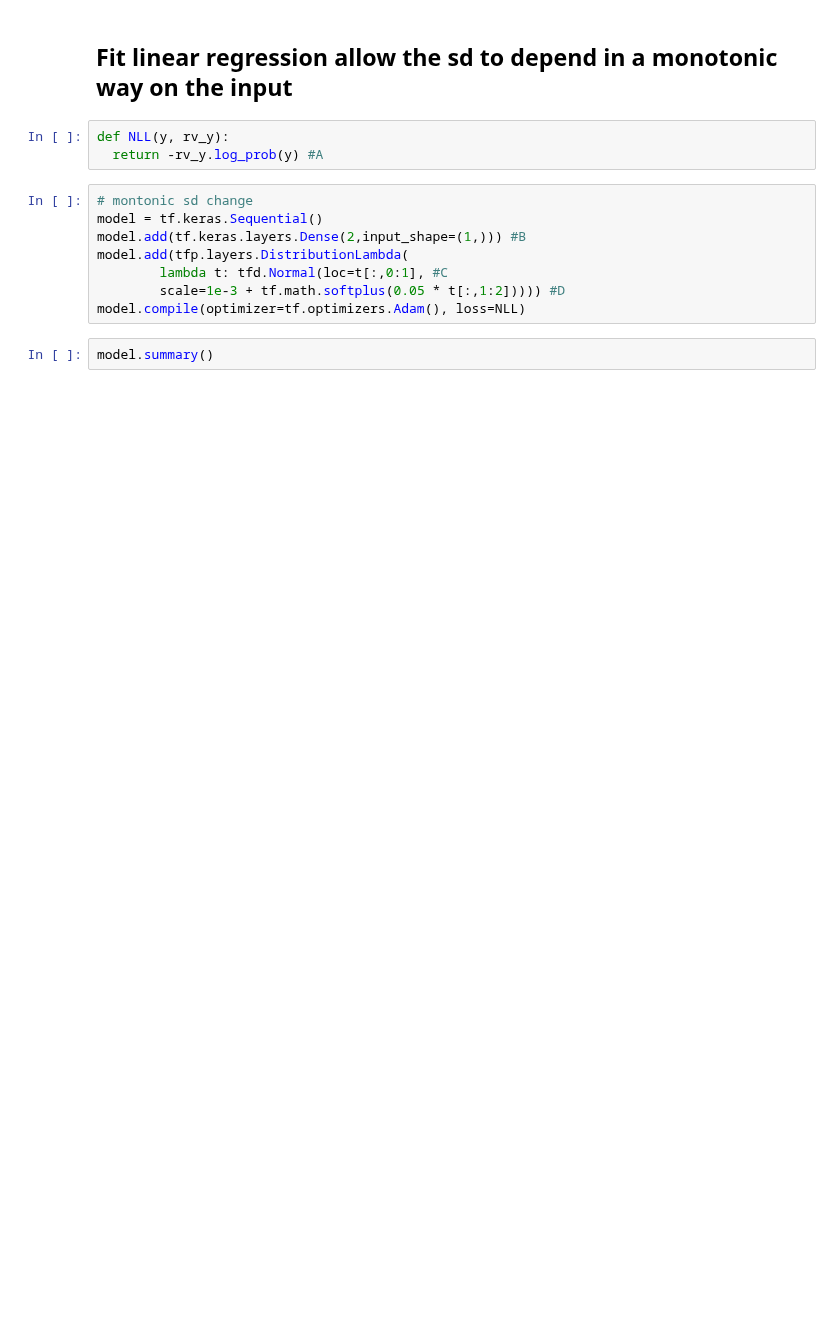
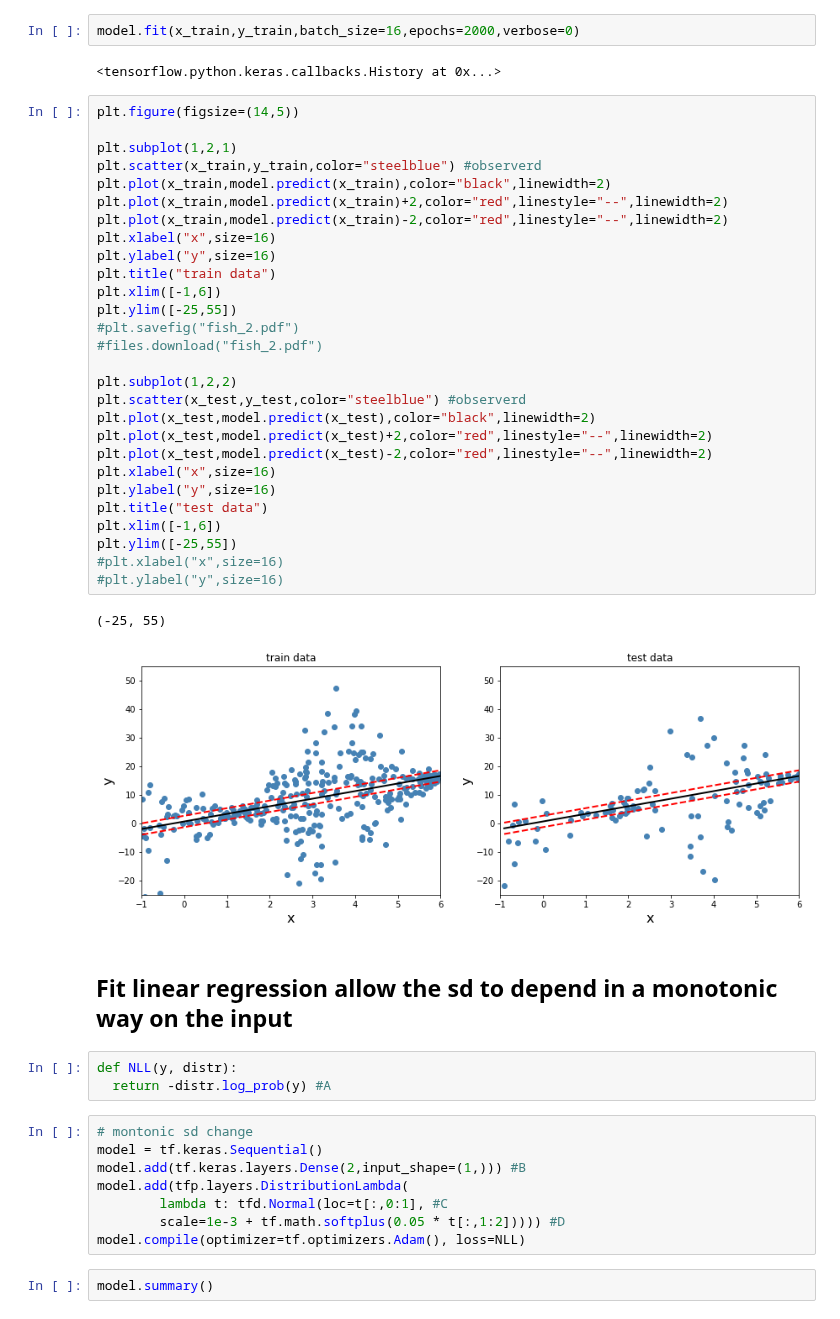
Before and after one commit to tensorchiefs/dl_book, a Jupyter notebook: chapter_05/fish_data_for_chapter_5.ipynb, the cells around one changed output. Cells and saved outputs as stored; diff of their text form; blank space fills up the shorter version.

```diff
--- a/chapter_05/fish_data_for_chapter_5.ipynb
+++ b/chapter_05/fish_data_for_chapter_5.ipynb
@@ -194,8 +198,43 @@ Text(0, 0.5, 'y')
+# %%
+model.fit(x_train,y_train,batch_size=16,epochs=2000,verbose=0)
+# %% [output]
+<tensorflow.python.keras.callbacks.History at 0x...>
+# %%
+plt.figure(figsize=(14,5))
+
+plt.subplot(1,2,1)
+plt.scatter(x_train,y_train,color="steelblue") #observerd
+plt.plot(x_train,model.predict(x_train),color="black",linewidth=2)
+plt.plot(x_train,model.predict(x_train)+2,color="red",linestyle="--",linewidth=2)
+plt.plot(x_train,model.predict(x_train)-2,color="red",linestyle="--",linewidth=2)
+plt.xlabel("x",size=16)
+plt.ylabel("y",size=16)
+plt.title("train data")
+plt.xlim([-1,6])
+plt.ylim([-25,55])
+#plt.savefig("fish_2.pdf")
+#files.download("fish_2.pdf")
+
+plt.subplot(1,2,2)
+plt.scatter(x_test,y_test,color="steelblue") #observerd
+plt.plot(x_test,model.predict(x_test),color="black",linewidth=2)
+plt.plot(x_test,model.predict(x_test)+2,color="red",linestyle="--",linewidth=2)
+plt.plot(x_test,model.predict(x_test)-2,color="red",linestyle="--",linewidth=2)
+plt.xlabel("x",size=16)
+plt.ylabel("y",size=16)
+plt.title("test data")
+plt.xlim([-1,6])
+plt.ylim([-25,55])
+#plt.xlabel("x",size=16)
+#plt.ylabel("y",size=16)
+# %% [output]
+(-25, 55)
+[figure, added]
 # %% [markdown]
 ## Fit linear regression allow the sd to depend in a monotonic way on the input
 # %%
-def NLL(y, rv_y):
-  return -rv_y.log_prob(y) #A
+def NLL(y, distr):
+  return -distr.log_prob(y) #A
 # %%
 # montonic sd change
 model = tf.keras.Sequential()
```
Also changed, not shown: parts of 74 cells of this notebook.
